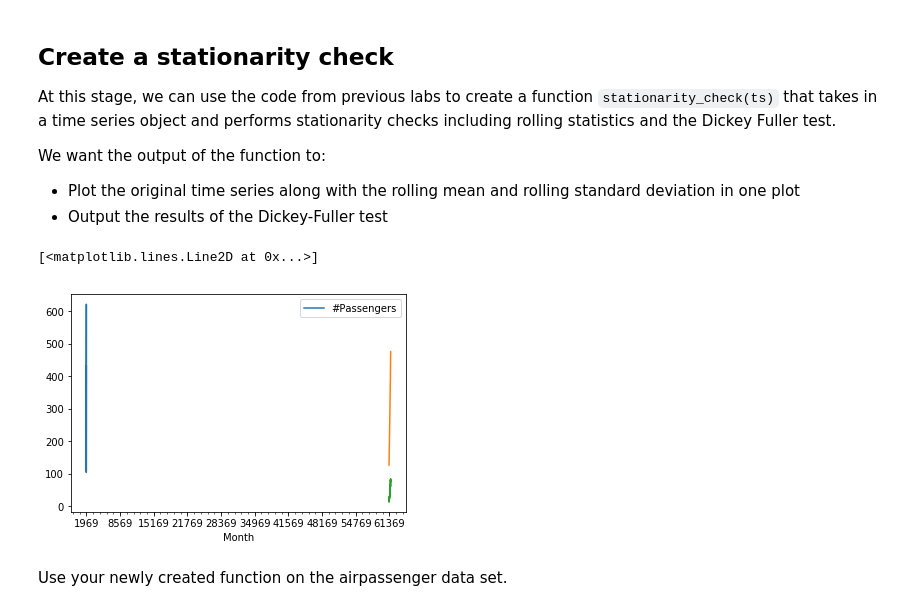
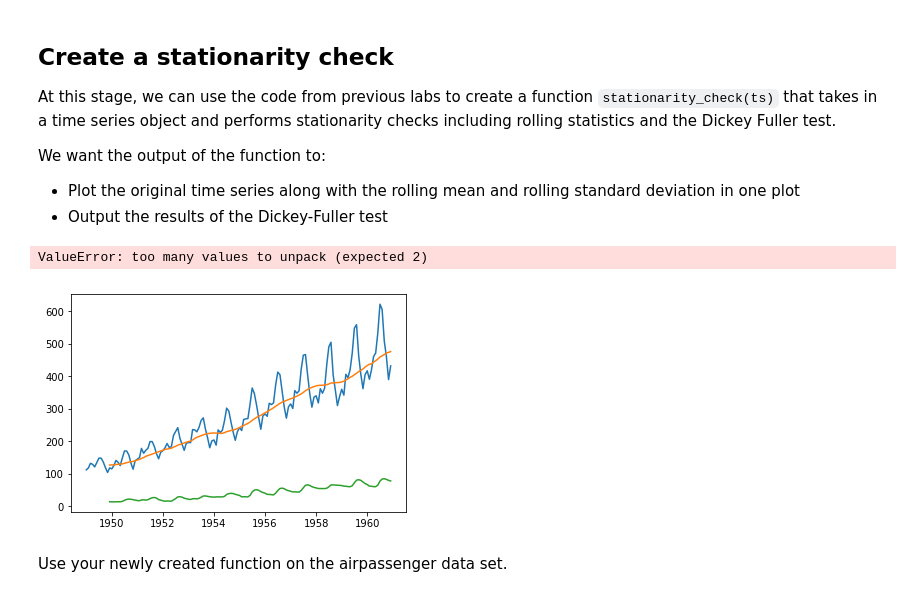
Before and after one commit to minotaur142/dsc-removing-trends-lab-nyc-ds-060319, a Jupyter notebook: index.ipynb, the cells around one changed output. Cells and saved outputs as stored; diff of their text form; code cells hidden in the pictures.

```diff
--- a/index.ipynb
+++ b/index.ipynb
@@ -67,14 +67,15 @@ We want the output of the function to:
 # %%
 # Create a function to check for the stationarity of a given timeseries using rolling stats and DF test
 # Collect and package the code from previous lab
 rollmean = ts.rolling(window=12, center = False).mean()
 rollstd = ts.rolling(window=12, center = False).std()
-pl.plot()
+plt.plot(ts)
 plt.plot(rollmean)
 plt.plot(rollstd)
+adfuller(ts)
 # %% [output]
-[<matplotlib.lines.Line2D at 0x...>]
+ValueError: too many values to unpack (expected 2)
-[figure, old version]
+[figure, new version]
 # %% [markdown]
 Use your newly created function on the airpassenger data set.
 # %%
```
